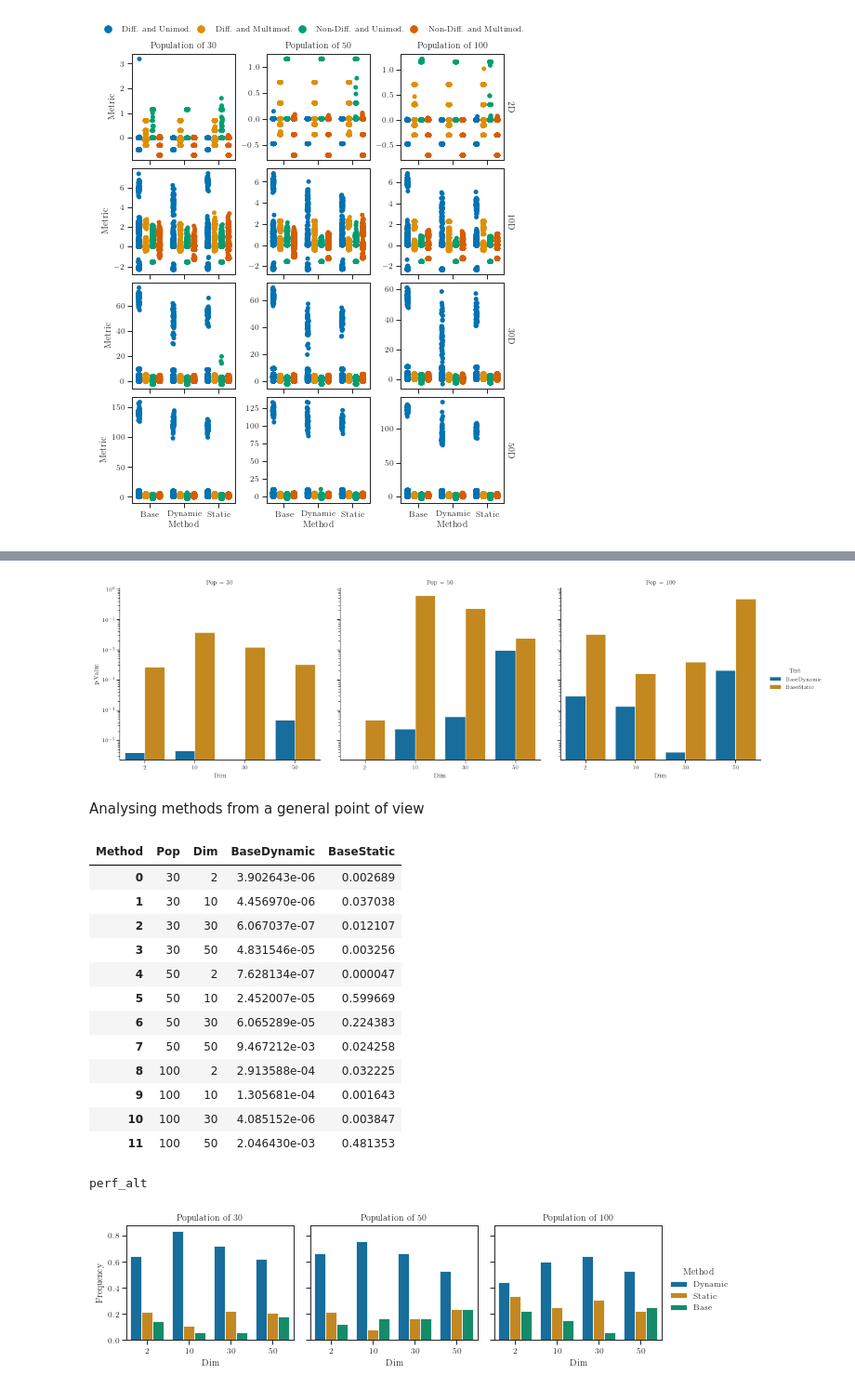
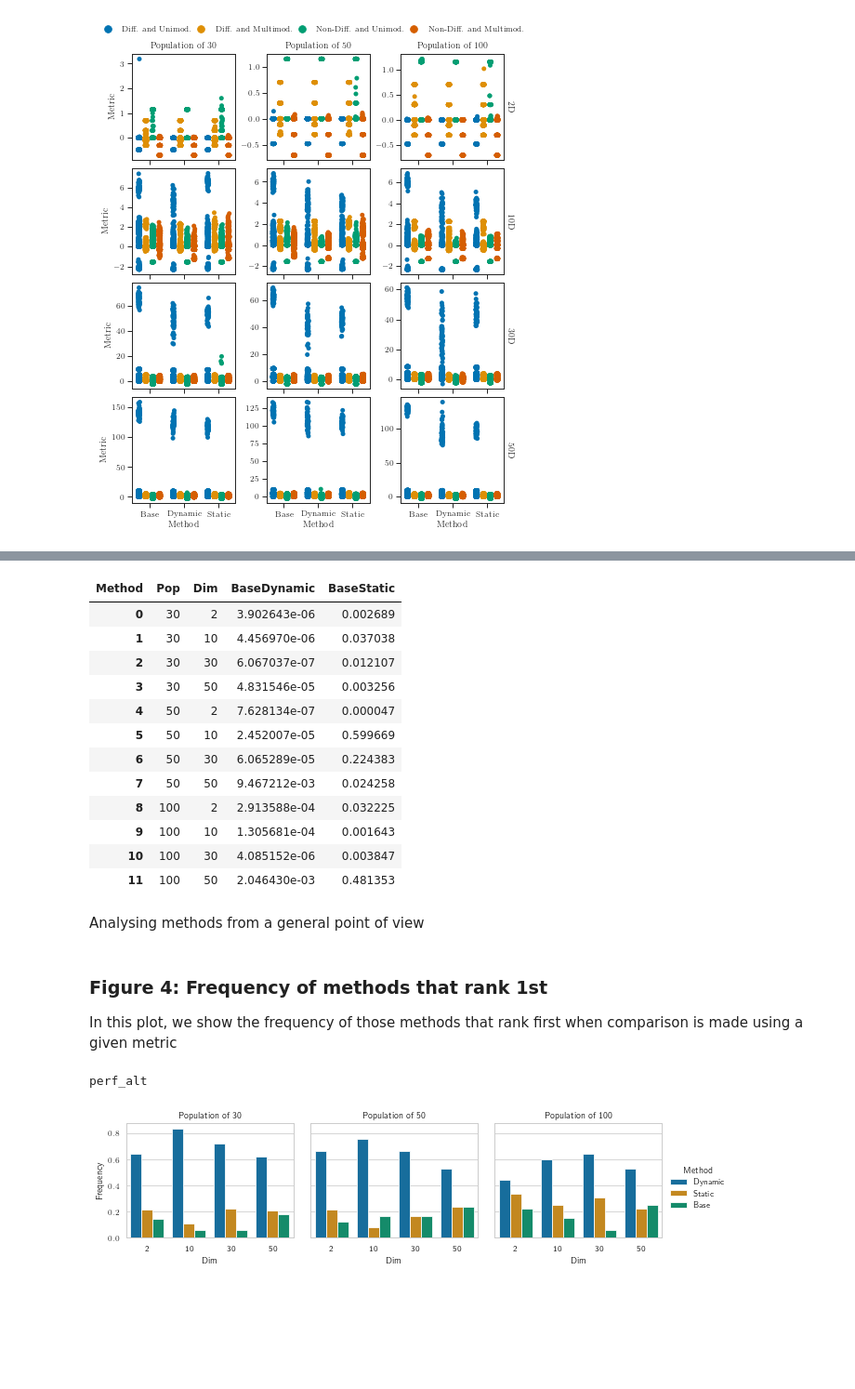
Before and after one commit to jcrvz/customhys, a Jupyter notebook: paper_transferlearning_exp1.ipynb, the cells around one changed output, grey strips where cells are left out. Shown: that part at 93% size. Cells and saved outputs as stored; diff of their text form; code cells hidden in the pictures; blank space fills up the shorter version.

```diff
--- a/paper_transferlearning_exp1.ipynb
+++ b/paper_transferlearning_exp1.ipynb
@@ -594,37 +526,29 @@ pValue_table1 = pivoted_table.groupby(['Pop', 'Dim'])['BaseDynamic', 'BaseStatic
     lambda z: stats.wilcoxon(x=z.values, alternative='less', zero_method='pratt')[-1]
 ).reset_index()
 
-# Show the resulting p-values
-sns.catplot(
-    data=pValue_table1.melt(
-        id_vars=['Pop', 'Dim'], value_vars=['BaseDynamic', 'BaseStatic'],
-        var_name='Test', value_name='p-Value'
-    ), x='Dim', col='Pop', y='p-Value', hue='Test', kind='bar', log=True
-)
-plt.show()
+pValue_table1
+
+# Showing the same info but in LaTeX
+# print(
+# pValue_table1.to_latex(
+#     index=False, bold_rows=True, multirow=True, float_format="{:0.2e}".format)
+# )
 # %% [output]
-[figure, removed]
+| Method | Pop | Dim | BaseDynamic | BaseStatic |
+| 0 | 30 | 2 | 3.902643e-06 | 0.002689 |
+| 1 | 30 | 10 | 4.456970e-06 | 0.037038 |
+| 2 | 30 | 30 | 6.067037e-07 | 0.012107 |
+| 3 | 30 | 50 | 4.831546e-05 | 0.003256 |
+| 4 | 50 | 2 | 7.628134e-07 | 0.000047 |
+| 5 | 50 | 10 | 2.452007e-05 | 0.599669 |
+| 6 | 50 | 30 | 6.065289e-05 | 0.224383 |
+| 7 | 50 | 50 | 9.467212e-03 | 0.024258 |
+| 8 | 100 | 2 | 2.913588e-04 | 0.032225 |
+| 9 | 100 | 10 | 1.305681e-04 | 0.001643 |
+| 10 | 100 | 30 | 4.085152e-06 | 0.003847 |
+| 11 | 100 | 50 | 2.046430e-03 | 0.481353 |
 # %% [markdown]
 Analysing methods from a general point of view
-# %%
-pValue_table1
-
-# Showing the same info but in LaTeX
-# print(
-# pValue_table1.to_latex(
-#     index=False, bold_rows=True, multirow=True, float_format="{:0.2e}".format)
-# )
-# %% [output]
-| Method | Pop | Dim | BaseDynamic | BaseStatic |
-| 0 | 30 | 2 | 3.902643e-06 | 0.002689 |
-| 1 | 30 | 10 | 4.456970e-06 | 0.037038 |
-| 2 | 30 | 30 | 6.067037e-07 | 0.012107 |
-| 3 | 30 | 50 | 4.831546e-05 | 0.003256 |
-| 4 | 50 | 2 | 7.628134e-07 | 0.000047 |
-| 5 | 50 | 10 | 2.452007e-05 | 0.599669 |
-| 6 | 50 | 30 | 6.065289e-05 | 0.224383 |
-| 7 | 50 | 50 | 9.467212e-03 | 0.024258 |
-| 8 | 100 | 2 | 2.913588e-04 | 0.032225 |
-| 9 | 100 | 10 | 1.305681e-04 | 0.001643 |
-| 10 | 100 | 30 | 4.085152e-06 | 0.003847 |
-| 11 | 100 | 50 | 2.046430e-03 | 0.481353 |
+# %% [markdown]
+### Figure 4: Frequency of methods that rank 1st
+In this plot, we show the frequency of those methods that rank first when comparison is made using a given metric
@@ -631,36 +568,27 @@ pValue_table1
 # %%
+# Plot the corresponding figure for the frequencies of first places and grouping by dimensions and methods
 def plot_comparison3_by(metric_column):
     dt_comp_exp1['Rank'] = dt_comp_exp1.groupby(columns_to_rank)[metric_column].rank('dense')
     dtce1_short = dt_comp_exp1.query("Rank == 1.0")
     dtce1_short = dtce1_short.groupby(['Pop', 'Dim'])['Method'].value_counts(normalize=True).rename('Frequency').reset_index()
     with sns.color_palette("colorblind"):
-        # g = sns.FacetGrid(dt_comp_exp1.query("Rank == 1.0"), row='Pop', col='Cat')
-        # g.map_dataframe(lambda data, color: sns.barplot(x=data['Dim'], y=data['Method']))
-
         facet_out1 = sns.catplot(data=dtce1_short,
                     hue='Method', x='Dim', y='Frequency', col='Pop', kind='bar',
                     height=3, aspect=1, ci=True, #fill=False, alpha=0.5, levels=5, linewidths=2,  #cut=1,
                     # warn_singular=False,
                     facet_kws=dict(despine=False)
                     )
     plt.subplots_adjust(hspace = 0.08, wspace=0.1)
     facet_out1.set_titles(col_template="Population of {col_name}")
-    # plt.xticks([1, 2, 3])
-    # plt.xlim(0.5, 3.5)
-    # plt.yticks(dt_comp_exp1['Dim'].unique())
-    # plt.ylim(0, 52)
+
     if is_saving:
         plt.savefig(image_folder_name + 'plot4-Rank-vs-DimPop_Exp1.' + saving_format,
                    format=saving_format, dpi=333, transparent=True)
-
     plt.show()
 
-# dt_comp_exp1
-for col in ['perf_alt']: # new_columns.keys():
-    # plot_comparison1_by(col)
+for col in new_columns.keys():
     print(col)
     plot_comparison3_by(col)
-    # break
 # %% [output]
 perf_alt
-[figure, old version]
+[figure, new version]
```
Also changed, not shown: parts of 39 cells of this notebook, 42 other files.
